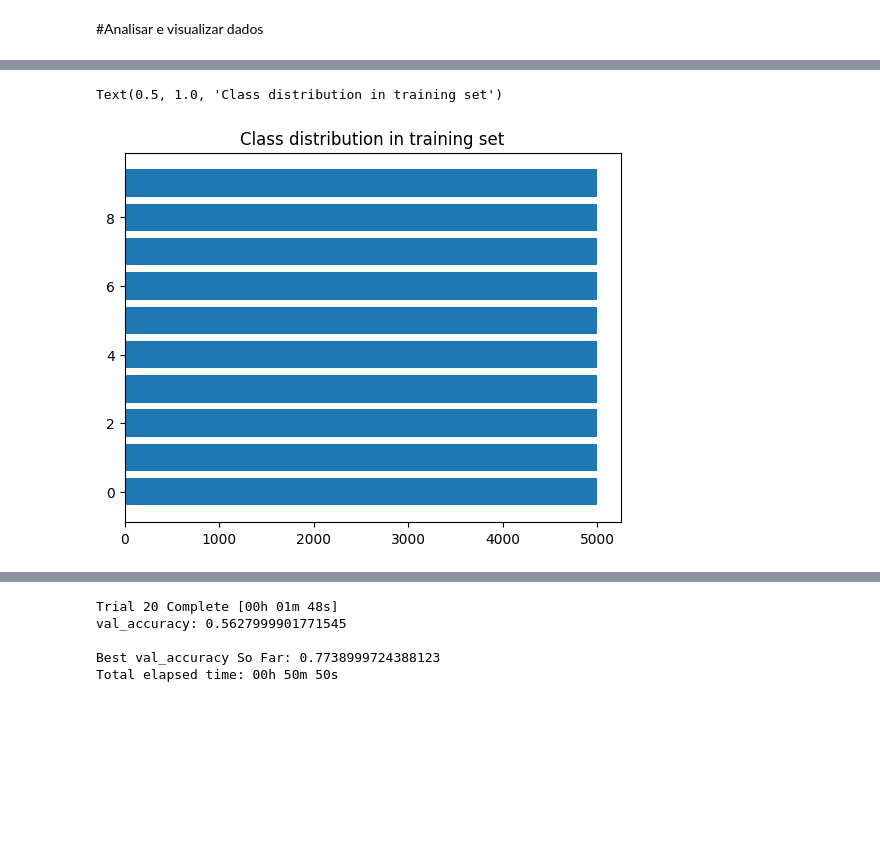
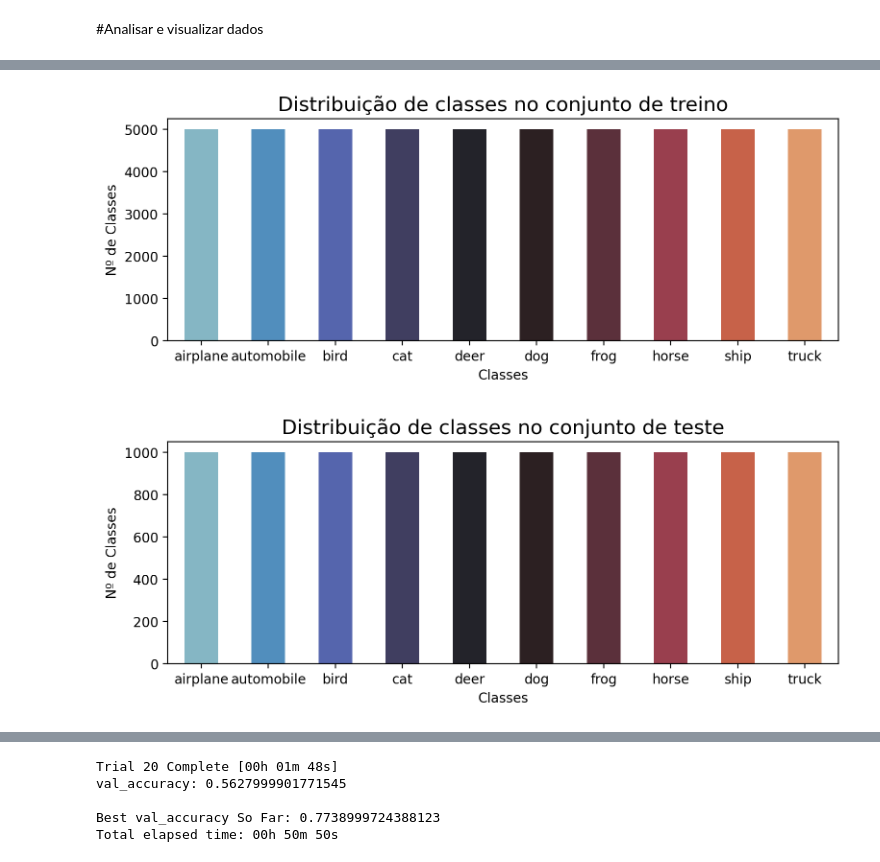
Before and after one commit to Pedro-Veiga0/Projeto-CSC-, a Jupyter notebook: CIFAR10/CIFAR10_Benchmark.ipynb, the cells around one changed output, grey strips where cells are left out. Saved outputs shown, nothing was run; the diff lists cells and outputs as text; code cells hidden in the pictures; blank space fills up the shorter version.

```diff
--- a/CIFAR10/CIFAR10_Benchmark.ipynb
+++ b/CIFAR10/CIFAR10_Benchmark.ipynb
@@ -68,7 +53,22 @@ There are 50000 elems in the training set and 10000 in the test set
-# %%
-classes, counts = np.unique(y_train, return_counts=True)
-plt.barh(classes, counts)
-plt.title('Class distribution in training set')
-# %% [output]
-Text(0.5, 1.0, 'Class distribution in training set')
-[figure, removed]
+# %%
+label, count = np.unique(y_train, return_counts=True)
+uni = pd.DataFrame({'Classes': classes, 'Nº de Classes': count})
+
+plt.figure(figsize=(9, 3), dpi=200)
+ax = sns.barplot(data=uni, x='Classes', y='Nº de Classes', hue='Classes', palette='icefire', width=0.5, legend=False)
+ax.set_title('Distribuição de classes no conjunto de treino', fontsize=15)
+
+plt.show()
+# %% [output]
+[figure, added]
+# %%
+label, count = np.unique(y_test, return_counts=True)
+uni = pd.DataFrame({'Classes': classes, 'Nº de Classes': count})
+
+plt.figure(figsize=(9, 3), dpi=200)
+ax = sns.barplot(data=uni, x='Classes', y='Nº de Classes', hue='Classes', palette='icefire', width=0.5, legend=False)
+ax.set_title('Distribuição de classes no conjunto de teste', fontsize=15)
+
+plt.show()
+# %% [output]
+[figure, added]
```
Also changed, not shown: parts of 19 cells of this notebook.
